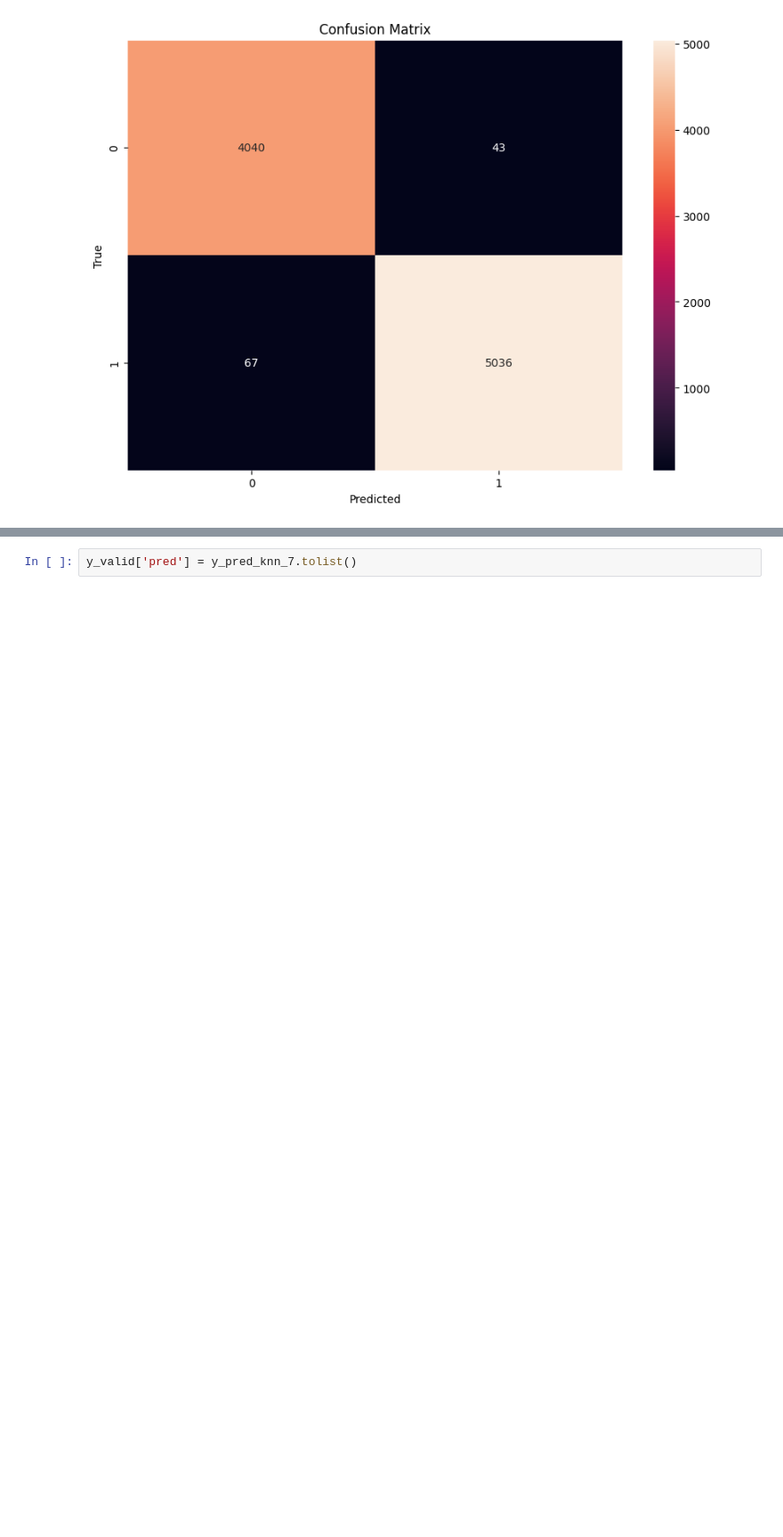
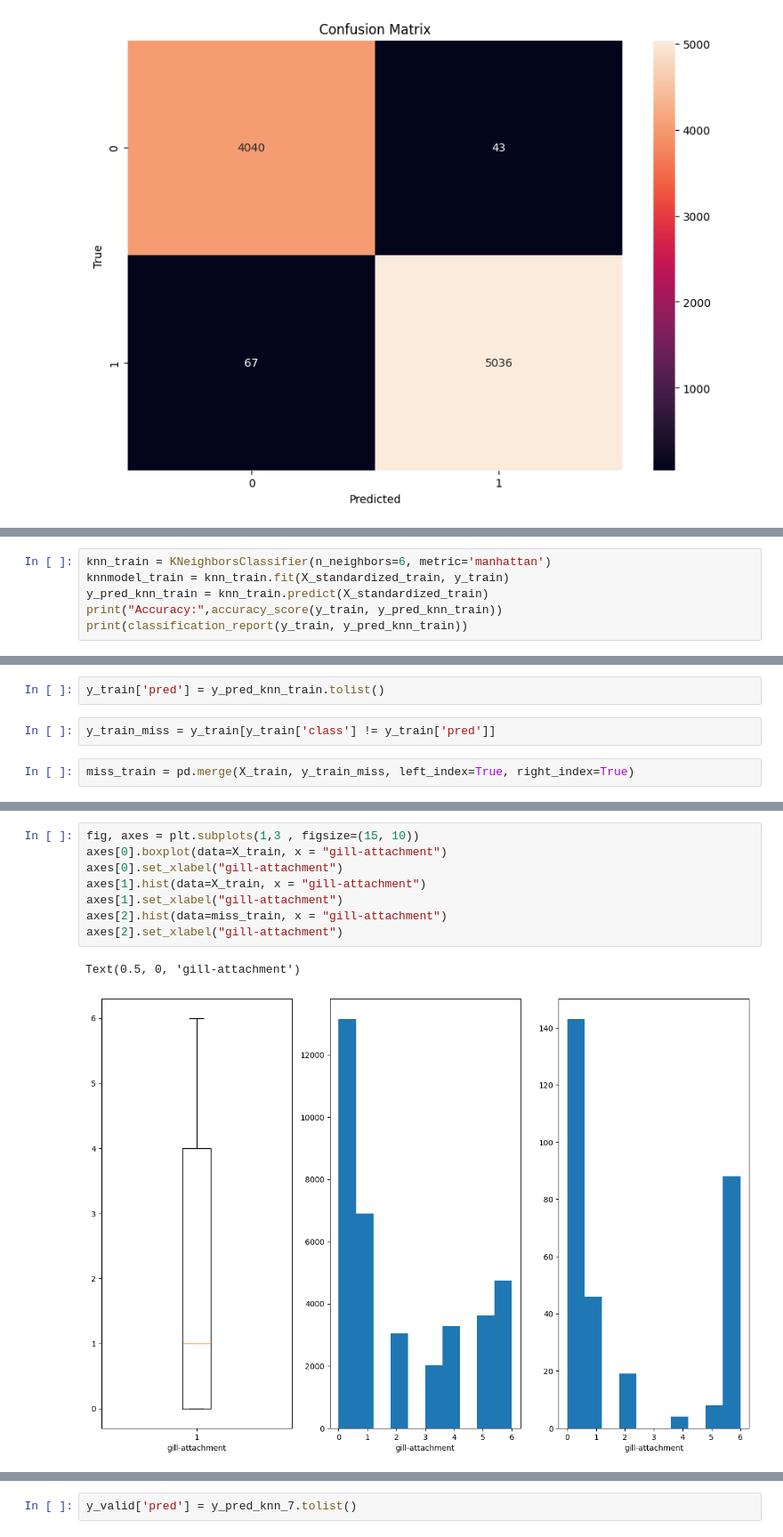
Before and after one commit to hiendamvan/mushroom_edible_classification, a Jupyter notebook: KNN_MODEL.ipynb, the cells around one changed output, grey strips where cells are left out. Shown: that part at 89% size. Drawn from its saved outputs; the diff is of its cells as text; blank space fills up the shorter version.

```diff
--- a/KNN_MODEL.ipynb
+++ b/KNN_MODEL.ipynb
@@ -274,0 +272,6 @@ plt.show()
+# %%
+knn_train = KNeighborsClassifier(n_neighbors=6, metric='manhattan')
+knnmodel_train = knn_train.fit(X_standardized_train, y_train)
+y_pred_knn_train = knn_train.predict(X_standardized_train)
+print("Accuracy:",accuracy_score(y_train, y_pred_knn_train))
+print(classification_report(y_train, y_pred_knn_train))
@@ -274,0 +288,6 @@ plt.show()
+# %%
+y_train['pred'] = y_pred_knn_train.tolist()
+# %%
+y_train_miss = y_train[y_train['class'] != y_train['pred']]
+# %%
+miss_train = pd.merge(X_train, y_train_miss, left_index=True, right_index=True)
@@ -274,0 +310,11 @@ plt.show()
+# %%
+fig, axes = plt.subplots(1,3 , figsize=(15, 10))
+axes[0].boxplot(data=X_train, x = "gill-attachment")
+axes[0].set_xlabel("gill-attachment")
+axes[1].hist(data=X_train, x = "gill-attachment")
+axes[1].set_xlabel("gill-attachment")
+axes[2].hist(data=miss_train, x = "gill-attachment")
+axes[2].set_xlabel("gill-attachment")
+# %% [output]
+Text(0.5, 0, 'gill-attachment')
+[figure, added]
```
Also changed, not shown: parts of 16 cells of this notebook.
